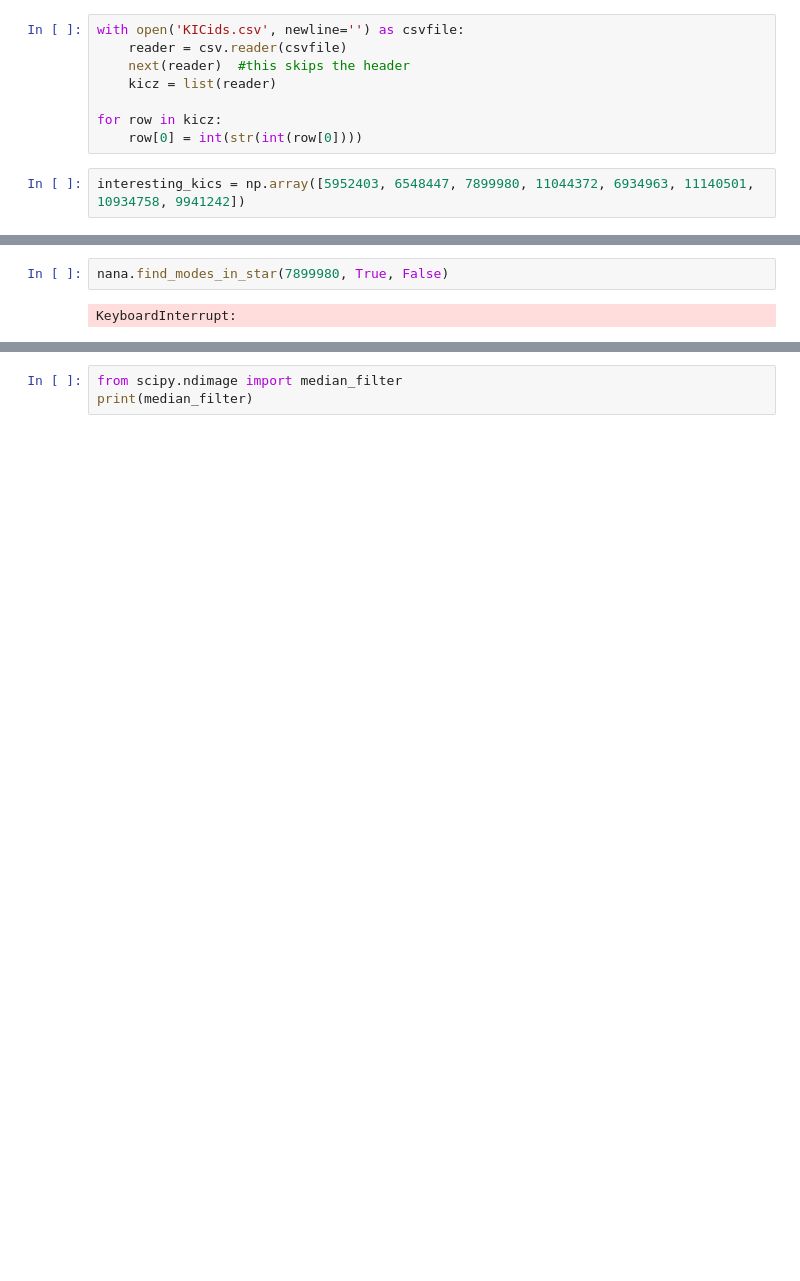
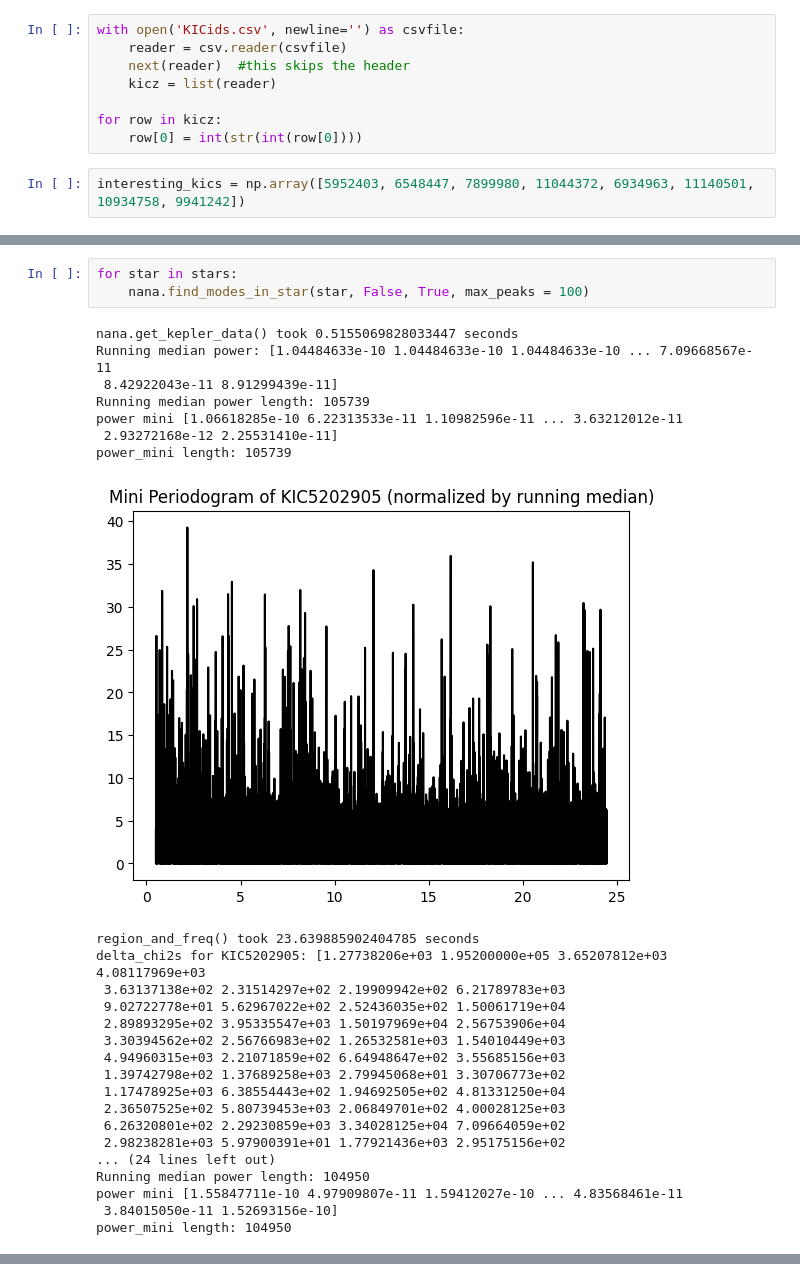
Before and after one commit to nanamiller/hogg_project, a Jupyter notebook: oscillator_catalog/delta_chi2_gone.ipynb, the cells around one changed output, grey strips where cells are left out. Cells and saved outputs as stored; diff of their text form; blank space fills up the shorter version.

Commit message:
power/runnign median

```diff
--- a/oscillator_catalog/delta_chi2_gone.ipynb
+++ b/oscillator_catalog/delta_chi2_gone.ipynb
@@ -38,4 +49,29 @@ rando_kics
 # %%
-nana.find_modes_in_star(7899980, True, False)
+for star in stars:
+    nana.find_modes_in_star(star, False, True, max_peaks = 100)
 # %% [output]
-KeyboardInterrupt:
+nana.get_kepler_data() took 0.5155069828033447 seconds
+Running median power: [1.04484633e-10 1.04484633e-10 1.04484633e-10 ... 7.09668567e-11
+ 8.42922043e-11 8.91299439e-11]
+Running median power length: 105739
+power mini [1.06618285e-10 6.22313533e-11 1.10982596e-11 ... 3.63212012e-11
+ 2.93272168e-12 2.25531410e-11]
+power_mini length: 105739
+[figure, added]
+region_and_freq() took 23.639885902404785 seconds
+delta_chi2s for KIC5202905: [1.27738206e+03 1.95200000e+05 3.65207812e+03 4.08117969e+03
+ 3.63137138e+02 2.31514297e+02 2.19909942e+02 6.21789783e+03
+ 9.02722778e+01 5.62967022e+02 2.52436035e+02 1.50061719e+04
+ 2.89893295e+02 3.95335547e+03 1.50197969e+04 2.56753906e+04
+ 3.30394562e+02 2.56766983e+02 1.26532581e+03 1.54010449e+03
+ 4.94960315e+03 2.21071859e+02 6.64948647e+02 3.55685156e+03
+ 1.39742798e+02 1.37689258e+03 2.79945068e+01 3.30706773e+02
+ 1.17478925e+03 6.38554443e+02 1.94692505e+02 4.81331250e+04
+ 2.36507525e+02 5.80739453e+03 2.06849701e+02 4.00028125e+03
+ 6.26320801e+02 2.29230859e+03 3.34028125e+04 7.09664059e+02
+ 2.98238281e+03 5.97900391e+01 1.77921436e+03 2.95175156e+02
+... (24 lines left out)
+Running median power length: 104950
+power mini [1.55847711e-10 4.97909807e-11 1.59412027e-10 ... 4.83568461e-11
+ 3.84015050e-11 1.52693156e-10]
+power_mini length: 104950
@@ -42,3 +113,0 @@ KeyboardInterrupt:
-# %%
-from scipy.ndimage import median_filter
-print(median_filter)
```
Also changed, not shown: parts of 8 cells of this notebook, 1 other file.
